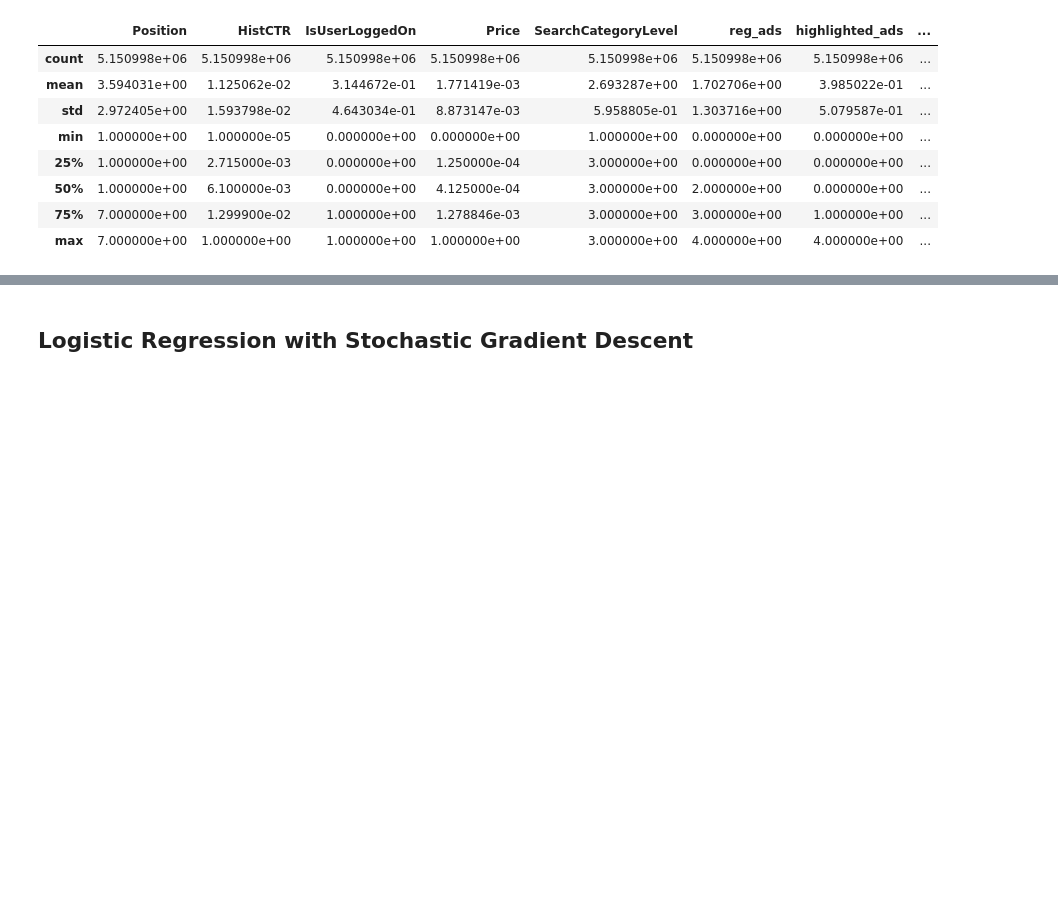
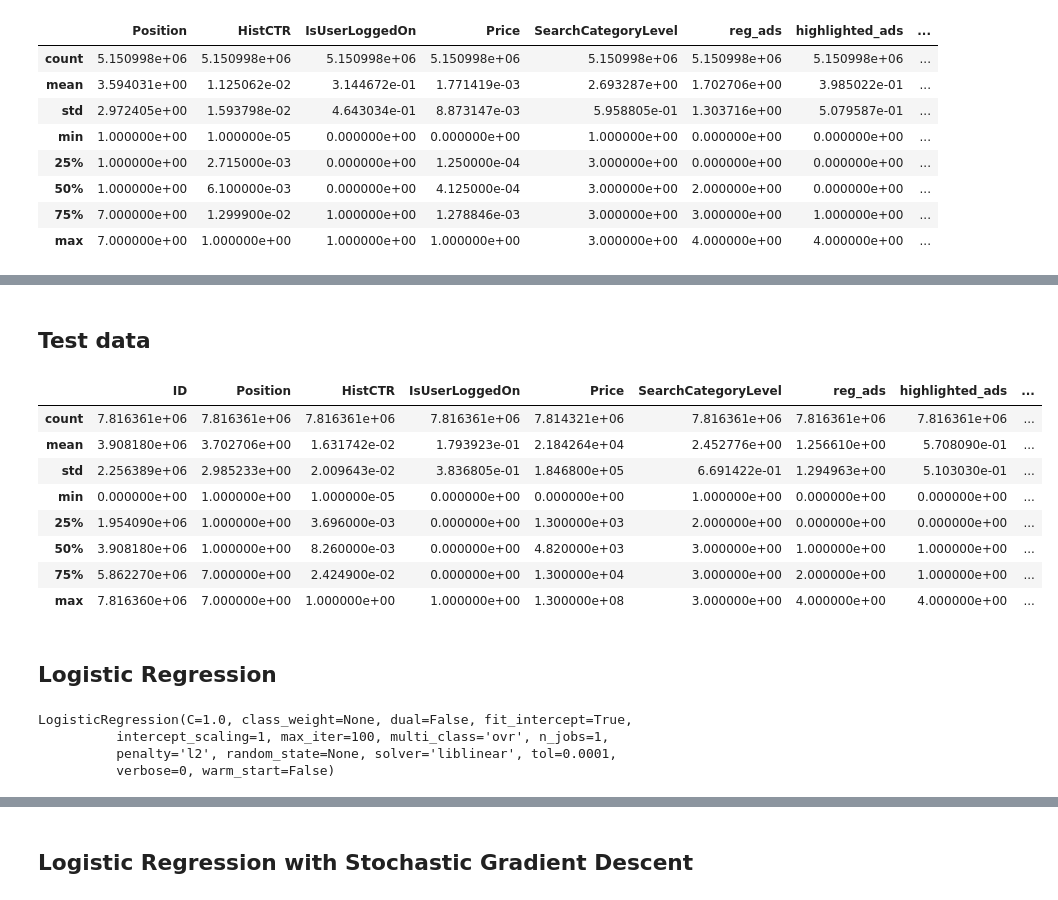
Before and after one commit to MazenAly/AdClickPrediction, a Jupyter notebook: notebooks/arzam-models.ipynb, the cells around one changed output, grey strips where cells are left out. Drawn from its saved outputs; the diff is of its cells as text; code cells hidden in the pictures; blank space fills up the shorter version.

```diff
--- a/notebooks/arzam-models.ipynb
+++ b/notebooks/arzam-models.ipynb
@@ -16,6 +29,6 @@ from fuzzywuzzy import fuzz
 # %%
-SOURCE = "../data/train3_updated.csv"
-df = pd.read_csv(SOURCE, sep=',')
+SOURCE_TEST = "../data/test3_updated.csv"
+df_test = pd.read_csv(SOURCE_TEST, sep=',')
 # %%
 df.head()
 # %% [output]
@@ -137,0 +207,14 @@ df.describe()
+# %% [markdown]
+## Test data
+# %%
+df_test.describe()
+# %% [output]
+|  | ID | Position | HistCTR | IsUserLoggedOn | Price | SearchCategoryLevel | reg_ads | highlighted_ads | ... |
+| count | 7.816361e+06 | 7.816361e+06 | 7.816361e+06 | 7.816361e+06 | 7.814321e+06 | 7.816361e+06 | 7.816361e+06 | 7.816361e+06 | ... |
+| mean | 3.908180e+06 | 3.702706e+00 | 1.631742e-02 | 1.793923e-01 | 2.184264e+04 | 2.452776e+00 | 1.256610e+00 | 5.708090e-01 | ... |
+| std | 2.256389e+06 | 2.985233e+00 | 2.009643e-02 | 3.836805e-01 | 1.846800e+05 | 6.691422e-01 | 1.294963e+00 | 5.103030e-01 | ... |
+| min | 0.000000e+00 | 1.000000e+00 | 1.000000e-05 | 0.000000e+00 | 0.000000e+00 | 1.000000e+00 | 0.000000e+00 | 0.000000e+00 | ... |
+| 25% | 1.954090e+06 | 1.000000e+00 | 3.696000e-03 | 0.000000e+00 | 1.300000e+03 | 2.000000e+00 | 0.000000e+00 | 0.000000e+00 | ... |
+| 50% | 3.908180e+06 | 1.000000e+00 | 8.260000e-03 | 0.000000e+00 | 4.820000e+03 | 3.000000e+00 | 1.000000e+00 | 1.000000e+00 | ... |
+| 75% | 5.862270e+06 | 7.000000e+00 | 2.424900e-02 | 0.000000e+00 | 1.300000e+04 | 3.000000e+00 | 2.000000e+00 | 1.000000e+00 | ... |
+| max | 7.816360e+06 | 7.000000e+00 | 1.000000e+00 | 1.000000e+00 | 1.300000e+08 | 3.000000e+00 | 4.000000e+00 | 4.000000e+00 | ... |
@@ -137,0 +228,2 @@ df.describe()
+# %% [markdown]
+## Logistic Regression
@@ -137,0 +234,7 @@ df.describe()
+# %%
+logreg.fit(df, labels, sample_weight=weights)
+# %% [output]
+LogisticRegression(C=1.0, class_weight=None, dual=False, fit_intercept=True,
+          intercept_scaling=1, max_iter=100, multi_class='ovr', n_jobs=1,
+          penalty='l2', random_state=None, solver='liblinear', tol=0.0001,
+          verbose=0, warm_start=False)
```
Also changed, not shown: parts of 39 cells of this notebook.
